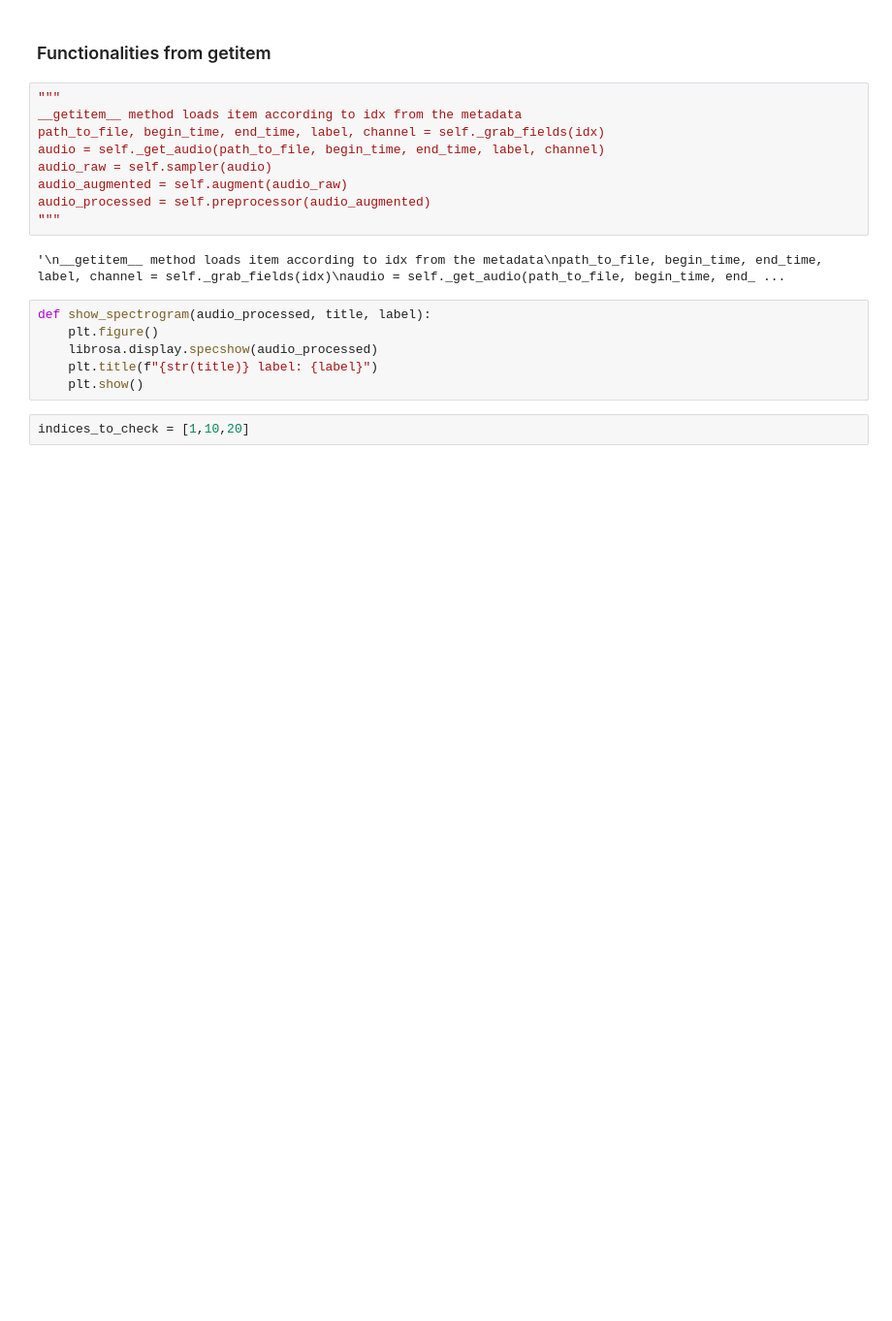
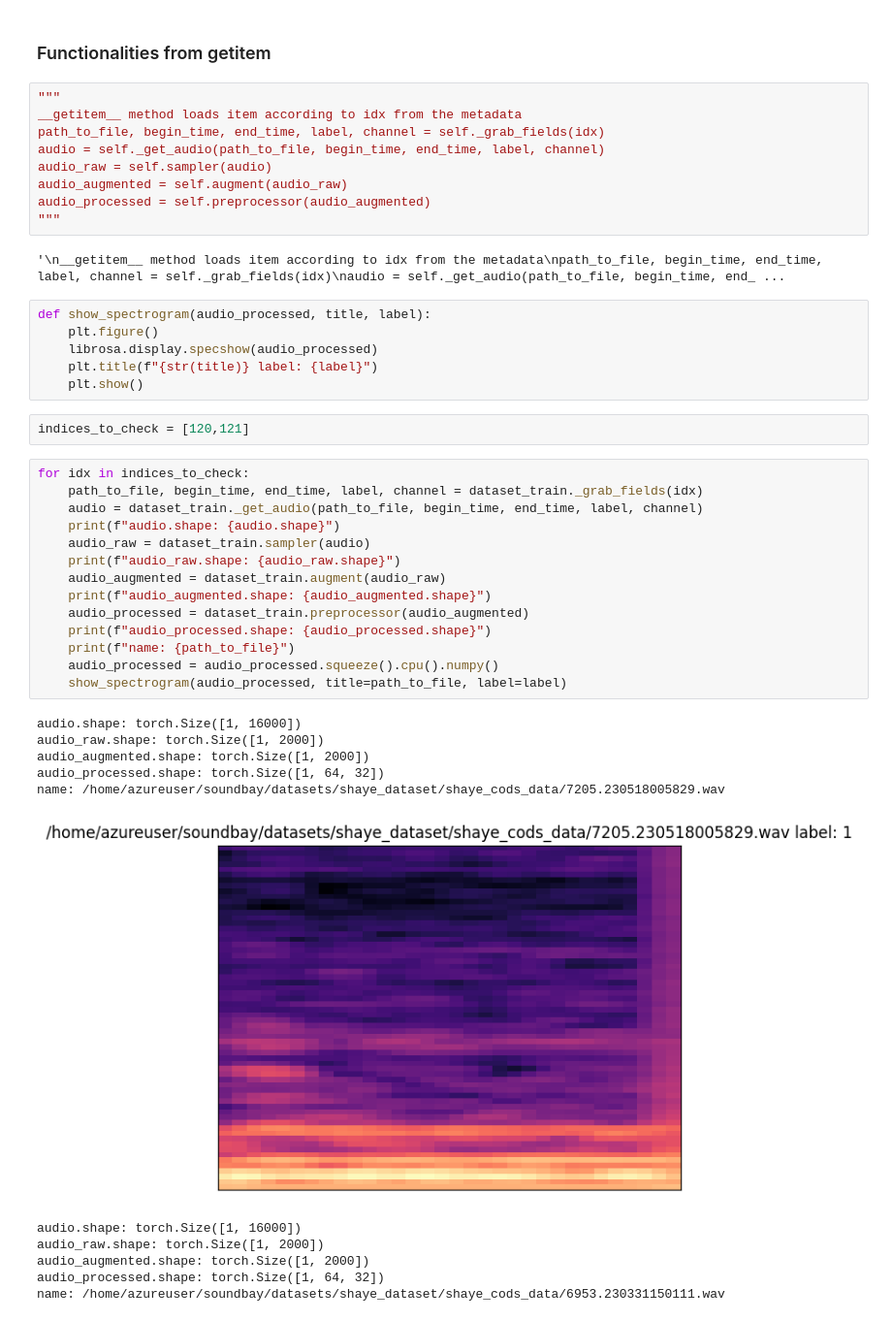
Before and after one commit to deep-voice/soundbay, a Jupyter notebook: notebooks/spectrogram_visualizer.ipynb, the cells around one changed output. Shown at 97% size. Cells and saved outputs as stored; diff of their text form; blank space fills up the shorter version.

```diff
--- a/notebooks/spectrogram_visualizer.ipynb
+++ b/notebooks/spectrogram_visualizer.ipynb
@@ -135,4 +179,30 @@ def show_spectrogram(audio_processed, title, label):
     plt.title(f"{str(title)} label: {label}")
     plt.show()
 # %%
-indices_to_check = [1,10,20]
+indices_to_check = [120,121]
+# %%
+for idx in indices_to_check:
+    path_to_file, begin_time, end_time, label, channel = dataset_train._grab_fields(idx)
+    audio = dataset_train._get_audio(path_to_file, begin_time, end_time, label, channel)
+    print(f"audio.shape: {audio.shape}")
+    audio_raw = dataset_train.sampler(audio)
+    print(f"audio_raw.shape: {audio_raw.shape}")
+    audio_augmented = dataset_train.augment(audio_raw)
+    print(f"audio_augmented.shape: {audio_augmented.shape}")
+    audio_processed = dataset_train.preprocessor(audio_augmented)
+    print(f"audio_processed.shape: {audio_processed.shape}")
+    print(f"name: {path_to_file}")
+    audio_processed = audio_processed.squeeze().cpu().numpy()
+    show_spectrogram(audio_processed, title=path_to_file, label=label)
+# %% [output]
+audio.shape: torch.Size([1, 16000])
+audio_raw.shape: torch.Size([1, 2000])
+audio_augmented.shape: torch.Size([1, 2000])
+audio_processed.shape: torch.Size([1, 64, 32])
+name: /home/azureuser/soundbay/datasets/shaye_dataset/shaye_cods_data/7205.230518005829.wav
+[figure, added]
+audio.shape: torch.Size([1, 16000])
+audio_raw.shape: torch.Size([1, 2000])
+audio_augmented.shape: torch.Size([1, 2000])
+audio_processed.shape: torch.Size([1, 64, 32])
+name: /home/azureuser/soundbay/datasets/shaye_dataset/shaye_cods_data/6953.230331150111.wav
```
Also changed, not shown: parts of 12 cells of this notebook.
